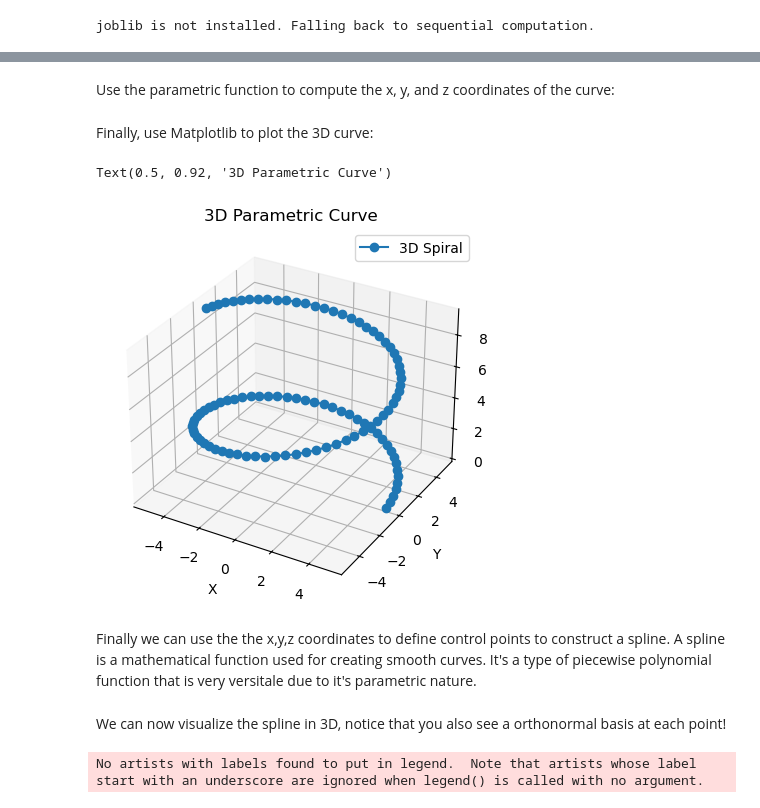
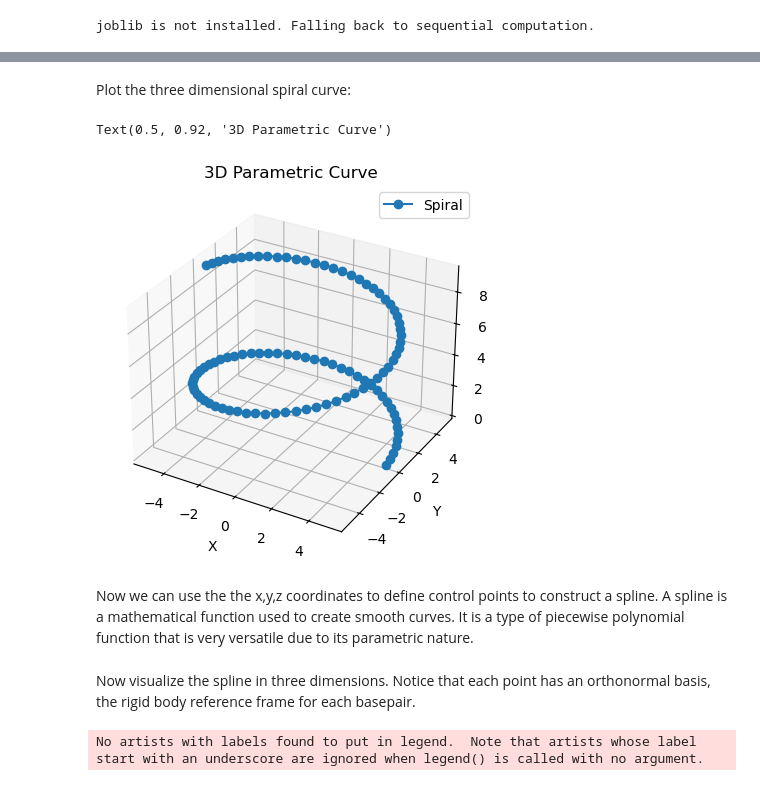
Before and after one commit to jvreede/knopentheorie-DNA, a Jupyter notebook: tutorial.ipynb, the cells around one changed output, grey strips where cells are left out. Saved outputs shown, nothing was run; the diff lists cells and outputs as text; code cells hidden in the pictures.

```diff
--- a/tutorial.ipynb
+++ b/tutorial.ipynb
@@ -42,2 +60,0 @@ t = np.linspace(0, 3 * np.pi, 100)  # 0 to 3π with 50 points
-# %% [markdown]
-Use the parametric function to compute the x, y, and z coordinates of the curve:
@@ -46,22 +61,22 @@ x, y, z = parametric_spiral(t)
-# %% [markdown]
-Finally, use Matplotlib to plot the 3D curve:
+# %% [markdown]
+Plot the three dimensional spiral curve:
 # %%
 fig = plt.figure()
 ax = fig.add_subplot(111, projection='3d')
-ax.plot(x, y, z, 'o-', label='3D Spiral')
+ax.plot(x, y, z, 'o-', label='Spiral')
 ax.legend()
 ax.set_xlabel('X')
 ax.set_ylabel('Y')
 ax.set_zlabel('Z')
 ax.set_title('3D Parametric Curve')
 # %% [output]
 Text(0.5, 0.92, '3D Parametric Curve')
-[figure, old version]
+[figure, new version]
 # %% [markdown]
-Finally we can use the the x,y,z coordinates to define control points to construct a spline. A spline is a mathematical function used for creating smooth curves. It's a type of piecewise polynomial function that is very versitale due to it's parametric nature.
+Now we can use the the x,y,z coordinates to define control points to construct a spline. A spline is a mathematical function used to create smooth curves. It is a type of piecewise polynomial function that is very versatile due to its parametric nature.
 # %%
 control_points = np.array([x, y, z]).T  # Create a (n_points, 3) array
 spline = mdna.SplineFrames(control_points)
-# %% [markdown]
-We can now visualize the spline in 3D, notice that you also see a orthonormal basis at each point!
+# %% [markdown]
+Now visualize the spline in three dimensions. Notice that each point has an orthonormal basis, the rigid body reference frame for each basepair.
 # %%
```
Also changed, not shown: parts of 46 cells of this notebook.
